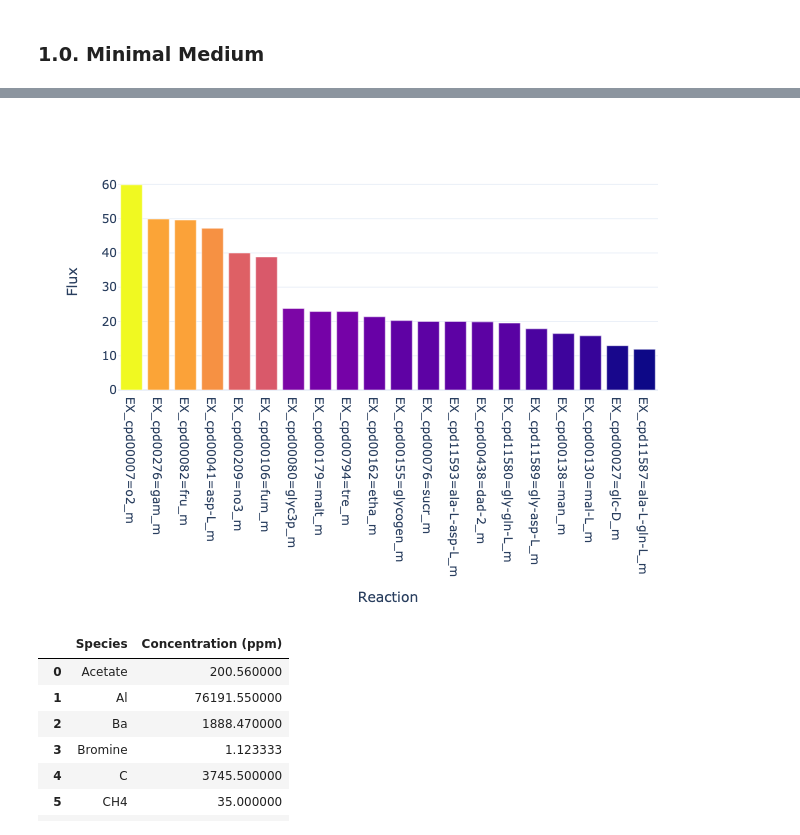
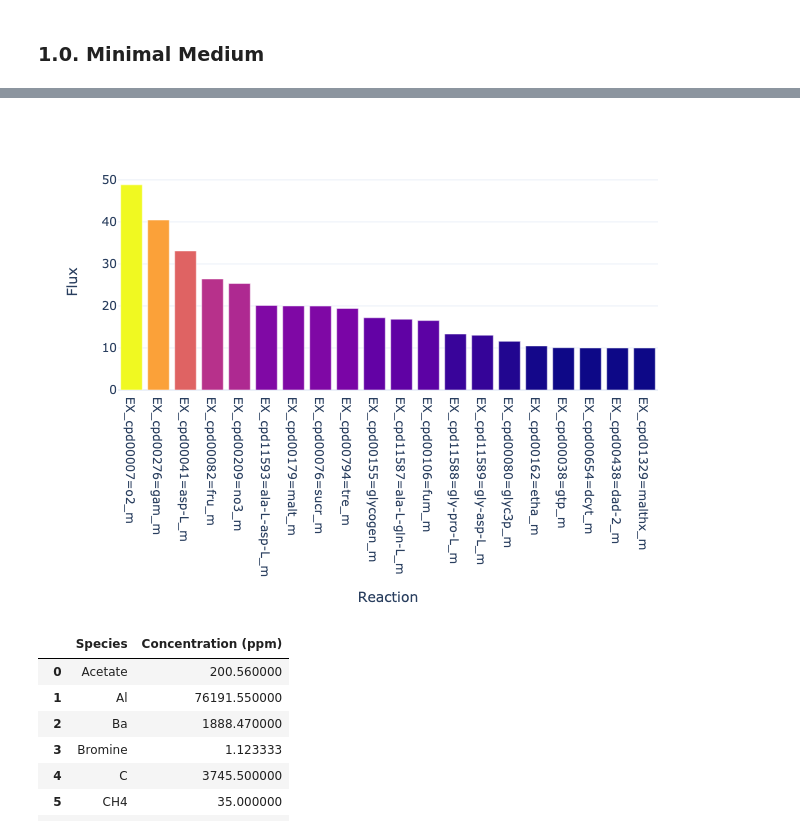
Before and after one commit to guillecg/mars-biofoundry, a Jupyter notebook: notebooks/03-MICOM.ipynb, the cells around one changed output, grey strips where cells are left out. Drawn from its saved outputs; the diff is of its cells as text; code cells hidden in the pictures.

```diff
--- a/notebooks/03-MICOM.ipynb
+++ b/notebooks/03-MICOM.ipynb
@@ -170,3 +170,7 @@ sol = com.cooperative_tradeoff()
+# %%
+GROWTH_FRACTION = 0.75
+GROWTH_TOLERANCE = 0.75
+MIN_GROWTH = 0.1
 # %% [markdown]
 ### 1. Same abundance among species
 
@@ -226,13 +230,11 @@ com.to_pickle(equal_abundances_path)
 # %% [markdown]
 ### 1.0. Minimal Medium
 # %%
-growth_tolerance = 0.85
-
 medium_manager = MICOMMediumManager(config)
 
 min_medium = medium_manager.get_min_medium(
     com=com,
-    growth_tolerance=growth_tolerance
+    growth_tolerance=MIN_GROWTH
 )
 
 fig = plot_minimal_medium(
@@ -252,4 +254,4 @@ save_fig(
-[figure, old version]
+[figure, new version]
 # %%
 medium_df = data_loader.get_data()
 
```
Also changed, not shown: parts of 23 cells of this notebook.
